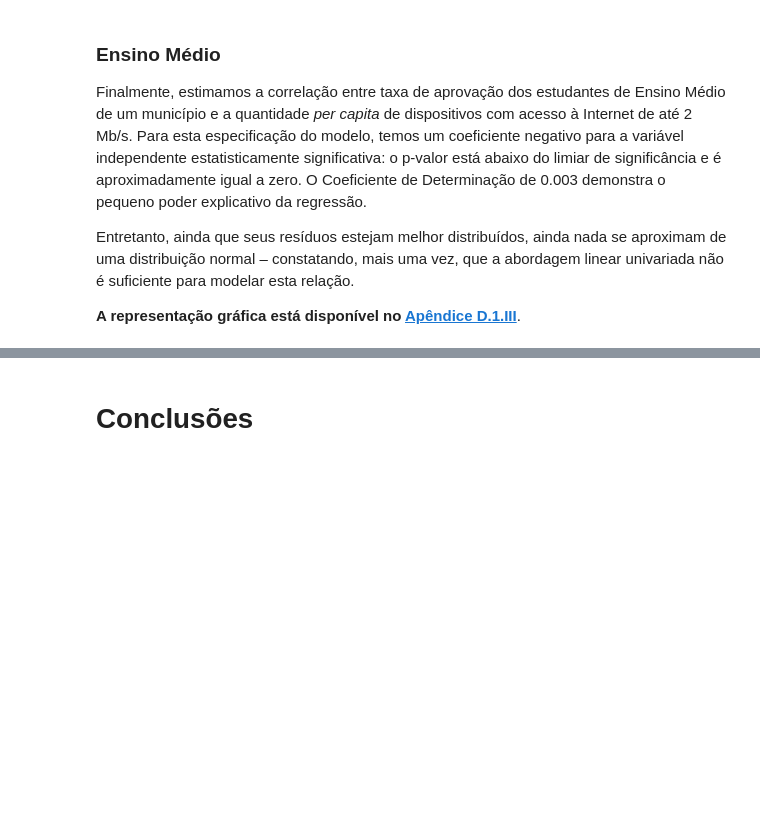
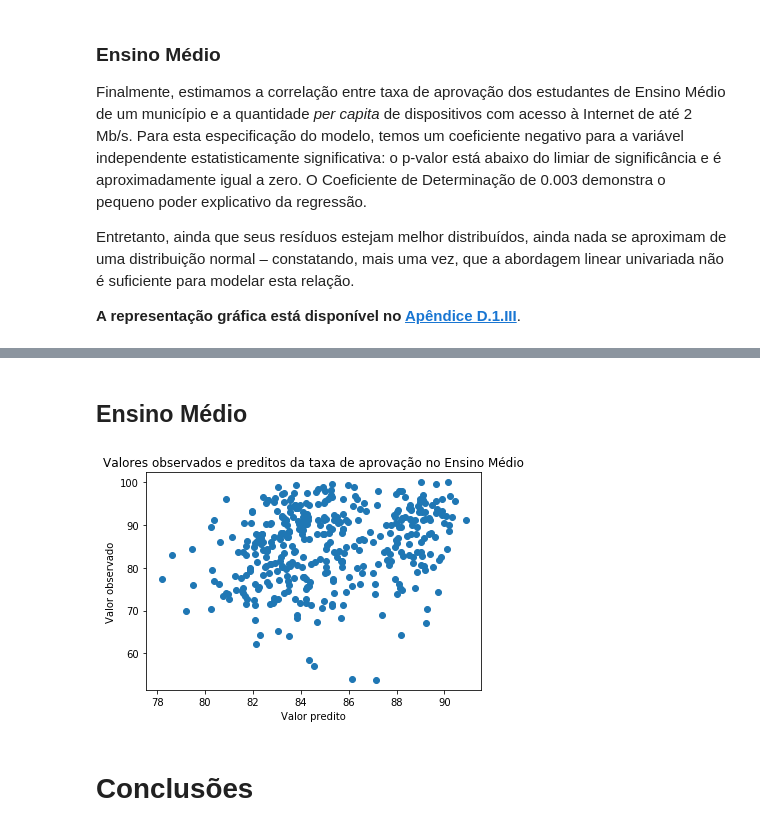
Before and after one commit to guilhermeolivsilva/tp-icd, a Jupyter notebook: trabalho_pratico.ipynb, the cells around one changed output, grey strips where cells are left out. Saved outputs shown, nothing was run; the diff lists cells and outputs as text; code cells hidden in the pictures; blank space fills up the shorter version.

```diff
--- a/trabalho_pratico.ipynb
+++ b/trabalho_pratico.ipynb
@@ -319,3 +450,9 @@ Os resultados e conclusões são apresentados a seguir.
+# %% [markdown]
+## Ensino Médio
+# %%
+linear_regression.get_forecast_plot(dataset_train, dataset_validation, 'em')
+# %% [output]
+[figure, added]
 # %% [markdown]
 # Conclusões
 # %% [markdown]
```
Also changed, not shown: parts of 87 cells of this notebook, 1 other file.
